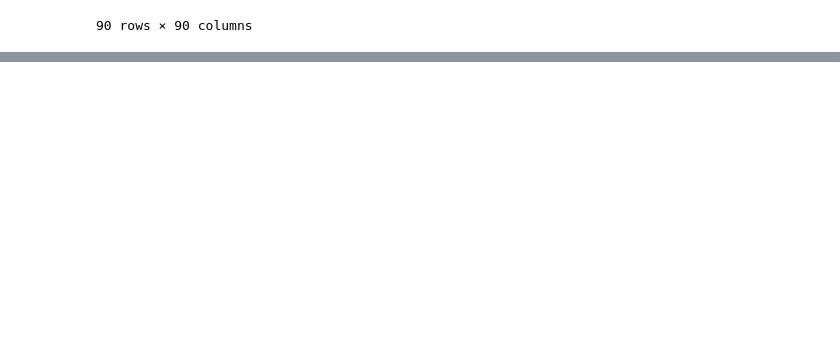
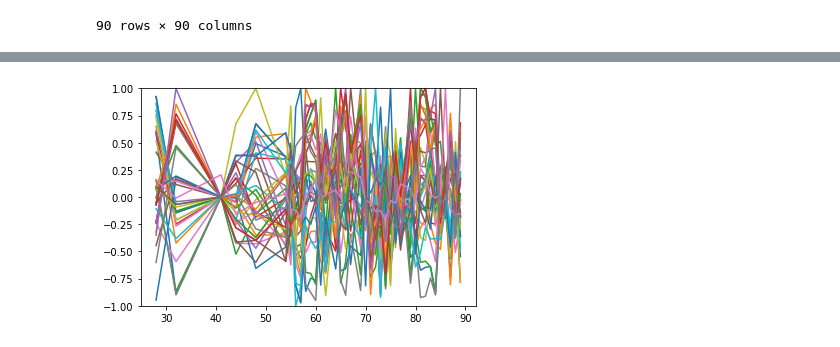
Before and after one commit to Dinesh-Adhithya-H/Bioinformatics, a Jupyter notebook: Dropping_columns.ipynb, the cells around one changed output, grey strips where cells are left out. Saved outputs shown, nothing was run; the diff lists cells and outputs as text; code cells hidden in the pictures; blank space fills up the shorter version.

```diff
--- a/Dropping_columns.ipynb
+++ b/Dropping_columns.ipynb
@@ -62,18 +62,28 @@ d1
 d1=data.drop(["Physicochemical properties"],axis=1)
 columns=d1.columns
 n=0
-while n<10000:
-  i=0
-  col=np.array(d1[columns[i]])
-  for j in range(len(col)):
-    if (col[j]>0.65 and col[j]<0.99) or (col[j]<-0.65 and col[j]>-0.99):
-      d1=d1.drop(j,axis=0)
-      d1=d1.drop(columns[j],axis=1)
-  columns=d1.columns
-  i+=1
-  if i>len(d1.iloc[0]):
-    i=0
-  n=n+1
+i=0
+while n<90:
+  try:
+    col=np.array(d1[columns[i]])
+    for j in range(len(col)):
+      if (col[j]>0.8 and col[j]<0.99) or (col[j]<-0.8 and col[j]>-0.99):
+        try:
+          d1=d1.drop(j,axis=0)
+          d1=d1.drop(columns[j],axis=1)
+          columns=d1.columns
+        except IndexError:
+          pass
+        except KeyError:
+          pass
+    if i>=len(d1.iloc[0]):
+      i=0
+    n=n+1
+    i+=1
+  except IndexError:
+    n=n+1
+    i+=1
+    pass
 # %%
 len(d1.index)
 # %% [output]
@@ -96,0 +106,6 @@ d1
+# %%
+plt.plot(d1)
+plt.ylim(-1,1)
+plt.show()
+# %% [output]
+[figure, added]
```
Also changed, not shown: parts of 6 cells of this notebook.
